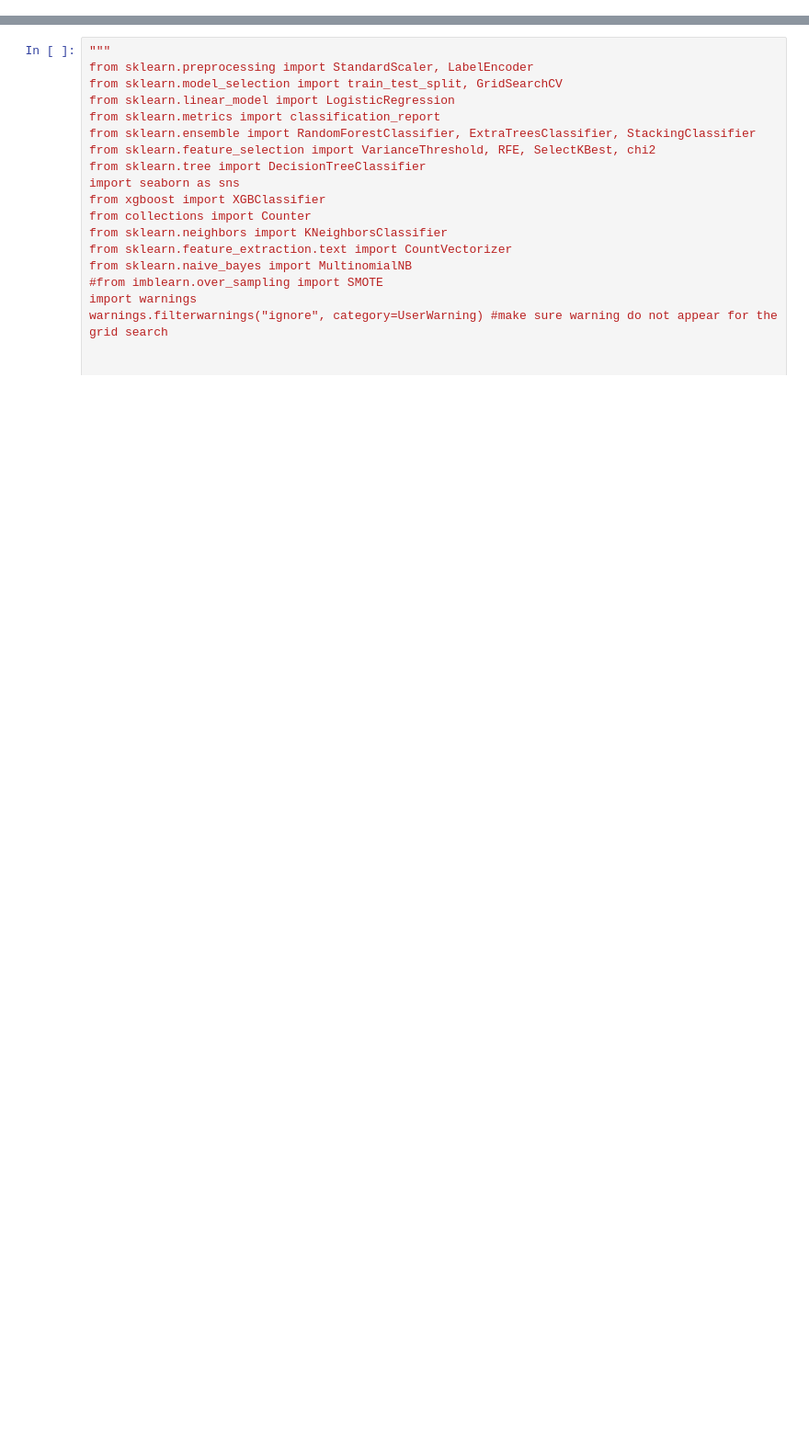
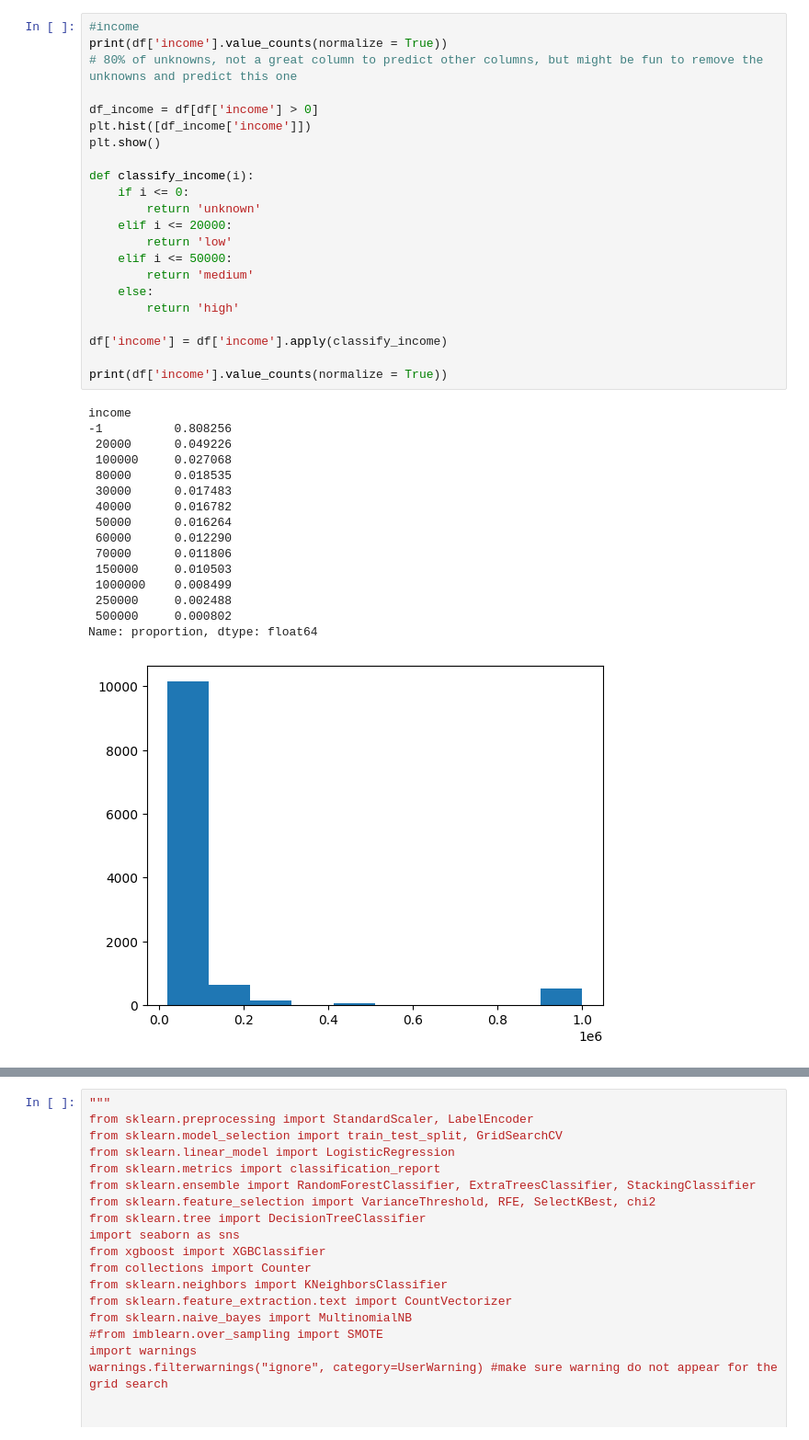
Before and after one commit to pedrodinism/okcupid_data_a_scientist, a Jupyter notebook: date-a-scientist_v2.ipynb, the cells around one changed output, grey strips where cells are left out. Shown: that part at 92% size. Saved outputs shown, nothing was run; the diff lists cells and outputs as text; blank space fills up the shorter version.

```diff
--- a/date-a-scientist_v2.ipynb
+++ b/date-a-scientist_v2.ipynb
@@ -0,0 +271,39 @@
+# %%
+#income
+print(df['income'].value_counts(normalize = True))
+# 80% of unknowns, not a great column to predict other columns, but might be fun to remove the unknowns and predict this one
+
+df_income = df[df['income'] > 0]
+plt.hist([df_income['income']])
+plt.show()
+
+def classify_income(i):
+    if i <= 0:
+        return 'unknown'
+    elif i <= 20000:
+        return 'low'
+    elif i <= 50000:
+        return 'medium'
+    else:
+        return 'high'
+
+df['income'] = df['income'].apply(classify_income)
+
+print(df['income'].value_counts(normalize = True))
+# %% [output]
+income
+-1          0.808256
+ 20000      0.049226
+ 100000     0.027068
+ 80000      0.018535
+ 30000      0.017483
+ 40000      0.016782
+ 50000      0.016264
+ 60000      0.012290
+ 70000      0.011806
+ 150000     0.010503
+ 1000000    0.008499
+ 250000     0.002488
+ 500000     0.000802
+Name: proportion, dtype: float64
+[figure, added]
```
Also changed, not shown: parts of 26 cells of this notebook.
